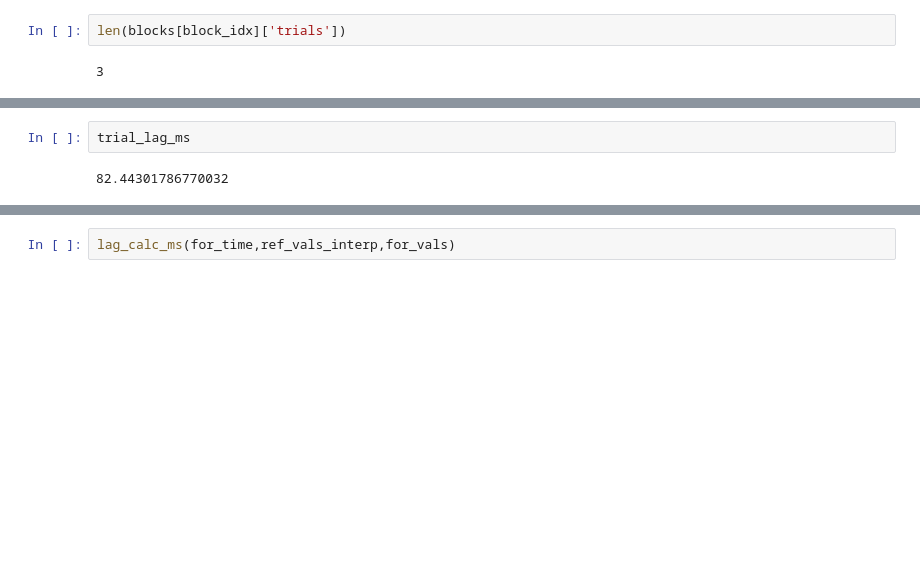
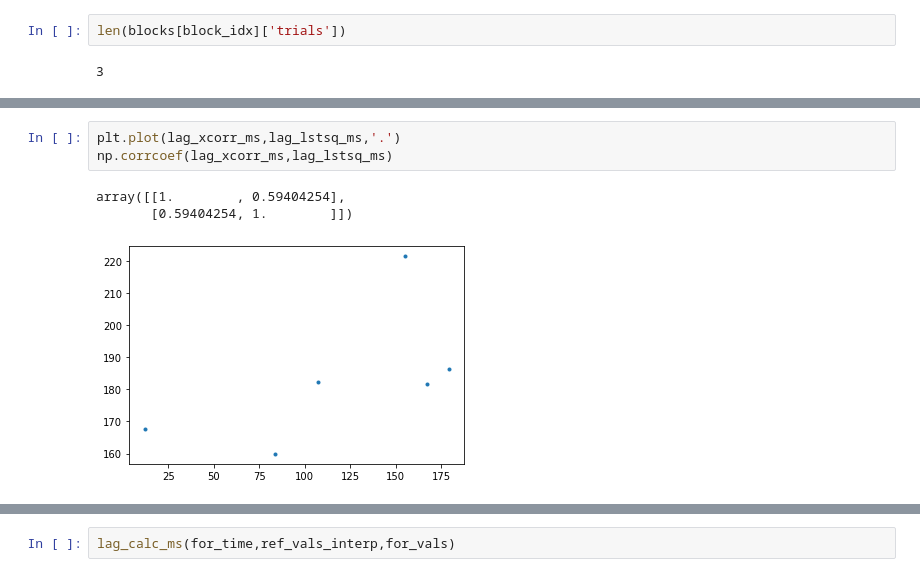
Before and after one commit to neuralabc/spft-java, a Jupyter notebook: spft/2022_06_Trial_by_trial_Bx.ipynb, the cells around one changed output, grey strips where cells are left out. Drawn from its saved outputs; the diff is of its cells as text; blank space fills up the shorter version.

```diff
--- a/spft/2022_06_Trial_by_trial_Bx.ipynb
+++ b/spft/2022_06_Trial_by_trial_Bx.ipynb
@@ -171,4 +177,7 @@ lag (lstsq)         : 101.59
-# %%
-trial_lag_ms
-# %% [output]
-82.44301786770032
+# %%
+plt.plot(lag_xcorr_ms,lag_lstsq_ms,'.')
+np.corrcoef(lag_xcorr_ms,lag_lstsq_ms)
+# %% [output]
+array([[1.        , 0.59404254],
+       [0.59404254, 1.        ]])
+[figure, added]
```
Also changed, not shown: parts of 4 cells of this notebook.
